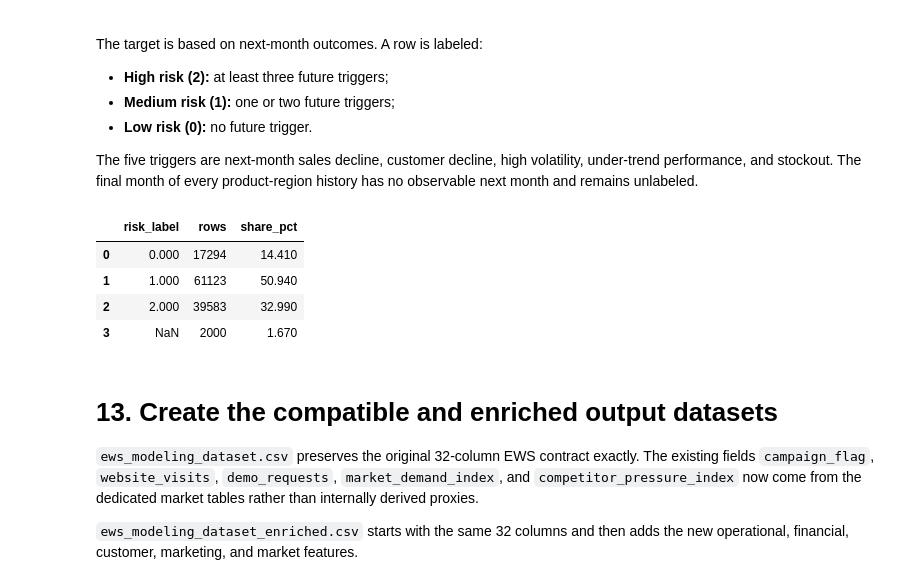
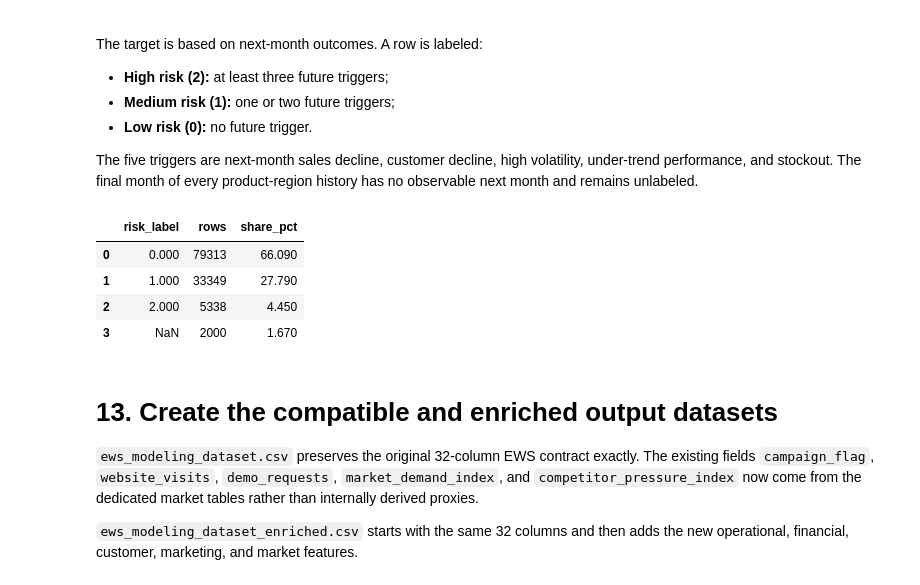
Before and after one commit to AnastasiaSamoylova92/early-warning, a Jupyter notebook: notebooks/03_preprocessing.ipynb, the cells around one changed output. Cells and saved outputs as stored; diff of their text form; code cells hidden in the pictures.

```diff
--- a/notebooks/03_preprocessing.ipynb
+++ b/notebooks/03_preprocessing.ipynb
@@ -1586,6 +1554,10 @@ def slope(values: np.ndarray) -> float:
     if len(values) < 2 or np.all(np.isnan(values)):
         return np.nan
     return float(np.polyfit(np.arange(len(values)), values, 1)[0])
+
+#consecutive decline flag over 3 months
+def consecutive_decline(series):
+    return int((series.diff().dropna() < 0).all())
 # %%
 modeling = modeling.sort_values(
     ["product_id", "region_id", "year_month"]
@@ -1647,19 +1619,29 @@ modeling["trend_slope_6m"] = product_region_history[
         slope, raw=True
     )
 )
+
+modeling["consec_drop_3m"] = product_region_history[
+    "units_sold"
+].transform(
+    lambda series: series.shift(1).rolling(4, min_periods=4).apply(
+        consecutive_decline, raw=False
+    )
+)
 # %%
 expected_units = (
     modeling["rolling_units_mean_3m"]
     + modeling["trend_slope_3m"].fillna(0)
 )
 modeling["risk_factor_sales_drop"] = (
-    modeling["mom_units_growth_pct"] < -0.25
-).astype(int)
+    modeling["consec_drop_3m"] == 1).astype(int)
 modeling["risk_factor_customer_drop"] = (
     modeling["customer_count_growth_pct"] < -0.25
 ).astype(int)
+
+volatility_75th = modeling["volatility_3m"].quantile(0.75)
+
 modeling["risk_factor_volatility"] = (
-    modeling["volatility_3m"] > 0.45
+    modeling["volatility_3m"] > volatility_75th
 ).astype(int)
 modeling["risk_factor_under_trend"] = (
     (modeling["units_sold"] < expected_units * 0.75)
@@ -1715,15 +1697,17 @@ modeling["future_stockout"] = product_region_history[
     "stockout_flag"
 ].shift(-1)
 
-modeling["future_sales_drop_trigger"] = (
-    modeling["future_units"] < modeling["units_sold"] * 0.75
-).astype(int)
+modeling["future_sales_drop"] = product_region_history[
+    "consec_drop_3m"
+].shift(-1)
+
+modeling["future_sales_drop_trigger"] = modeling["future_sales_drop"].fillna(0).astype(int)
 modeling["future_customer_drop_trigger"] = (
     modeling["future_customers"]
     < modeling["unique_customers"] * 0.75
 ).astype(int)
 modeling["future_volatility_trigger"] = (
-    modeling["future_volatility"] > 0.50
+    modeling["future_volatility"] >= volatility_75th
 ).astype(int)
 modeling["future_under_trend_trigger"] = (
     (modeling["future_units"] < modeling["future_expected_units"] * 0.72)
@@ -1737,37 +1721,37 @@ modeling["target_risk_score"] = modeling[
     [
         "future_sales_drop_trigger",
         "future_customer_drop_trigger",
         "future_volatility_trigger",
         "future_under_trend_trigger",
         "future_stockout_trigger",
     ]
 ].sum(axis=1)
 modeling[TARGET_COL] = np.select(
-    [modeling["target_risk_score"] >= 3, modeling["target_risk_score"] >= 1],
+    [modeling["target_risk_score"] >= 3, modeling["target_risk_score"] >= 2],
     [2, 1],
     default=0,
 ).astype(float)
 
 final_group_row = product_region_history.cumcount(ascending=False).eq(0)
 modeling.loc[final_group_row, TARGET_COL] = np.nan
 modeling["target_month"] = modeling["year_month"] + pd.offsets.MonthBegin(1)
 
 target_summary = (
     modeling[TARGET_COL]
     .value_counts(dropna=False)
     .sort_index()
     .rename_axis("risk_label")
     .reset_index(name="rows")
 )
 target_summary["share_pct"] = (
     target_summary["rows"] / len(modeling) * 100
 ).round(2)
 display(target_summary)
 # %% [output]
 |  | risk_label | rows | share_pct |
-| 0 | 0.000 | 17294 | 14.410 |
-| 1 | 1.000 | 61123 | 50.940 |
-| 2 | 2.000 | 39583 | 32.990 |
+| 0 | 0.000 | 79313 | 66.090 |
+| 1 | 1.000 | 33349 | 27.790 |
+| 2 | 2.000 | 5338 | 4.450 |
 | 3 | NaN | 2000 | 1.670 |
 # %% [markdown]
 # 13. Create the compatible and enriched output datasets
```
Also changed, not shown: parts of 6 cells of this notebook.
